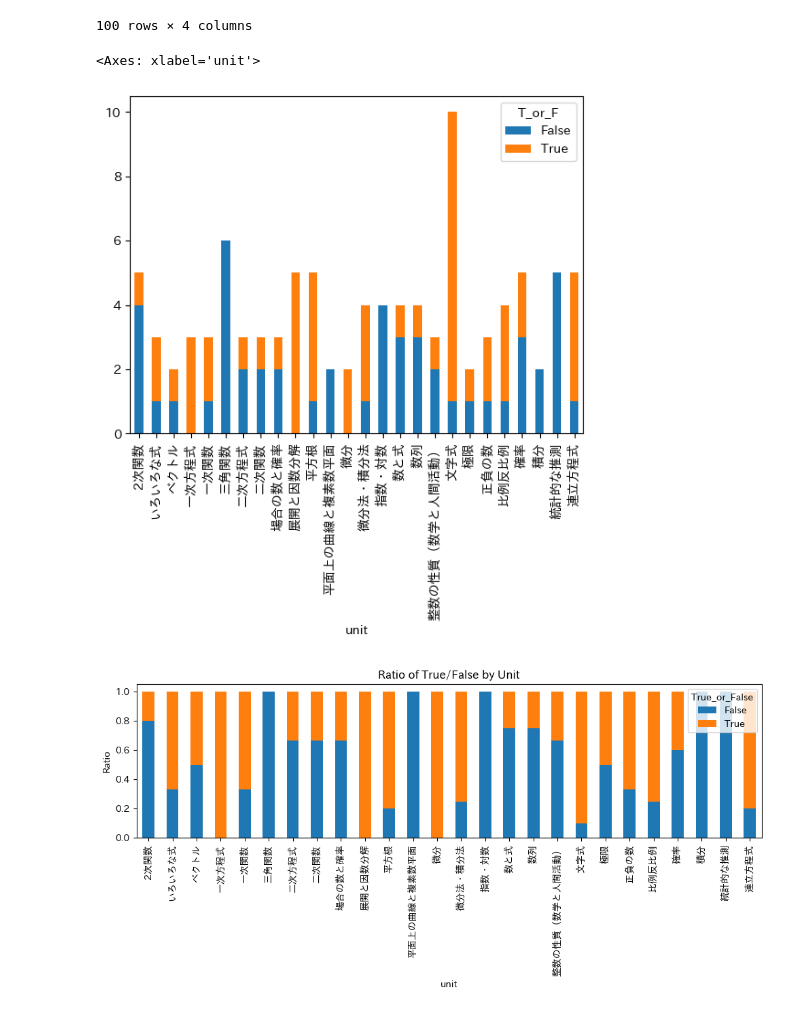
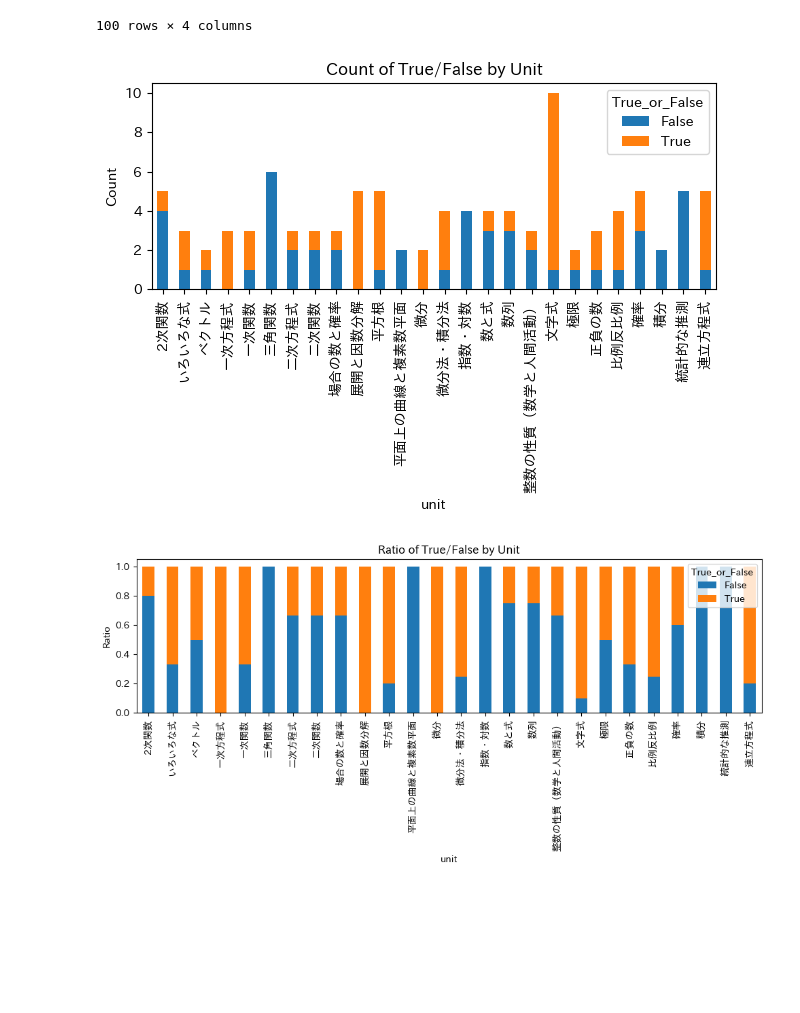
Before and after one commit to arugo11/LLM-jp-2025competetion-victory, a Jupyter notebook: analysis/analysis.ipynb, the cells around one changed output. Drawn from its saved outputs; the diff is of its cells as text; code cells hidden in the pictures; blank space fills up the shorter version.

```diff
--- a/analysis/analysis.ipynb
+++ b/analysis/analysis.ipynb
@@ -56,9 +56,15 @@ df
 | 99 | 100 | IIIC | 平面上の曲線と複素数平面 | False |
 100 rows × 4 columns
 # %%
-counts = df.groupby(['unit', 'T_or_F']).size().unstack(fill_value=0)
-counts.plot(kind='bar', stacked=True)
+# 単元ごとの正答・誤答数を集計して棒グラフで表示
+counts = df.groupby(["unit", "T_or_F"]).size().unstack(fill_value=0)
+counts.plot(kind="bar", stacked=True)
+plt.ylabel("Count")
+plt.title("Count of True/False by Unit")
+plt.legend(title="True_or_False")
+
+plt.tight_layout()
+plt.show()
 # %% [output]
-<Axes: xlabel='unit'>
-[figure, old version]
+[figure, new version]
 # %%
```
Also changed, not shown: parts of 3 cells of this notebook, 4 other files.
